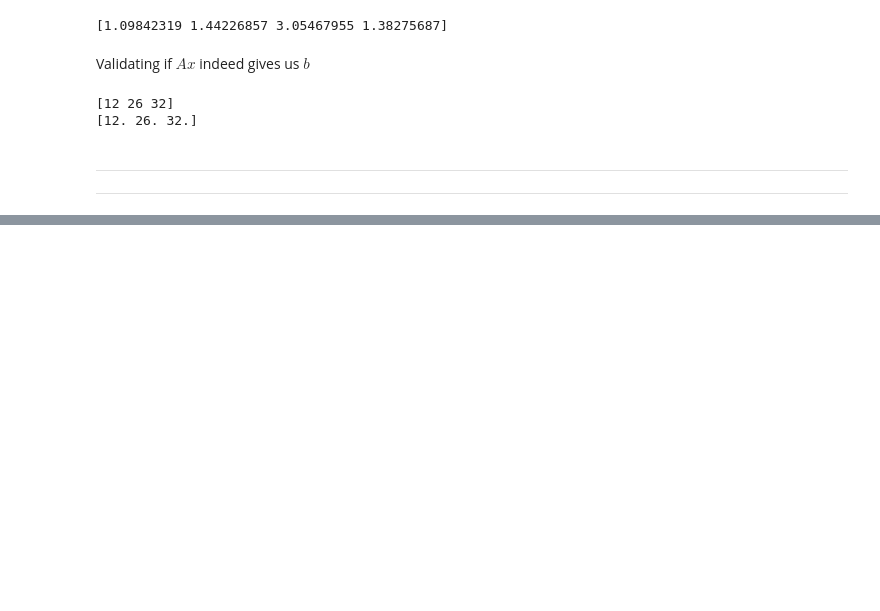
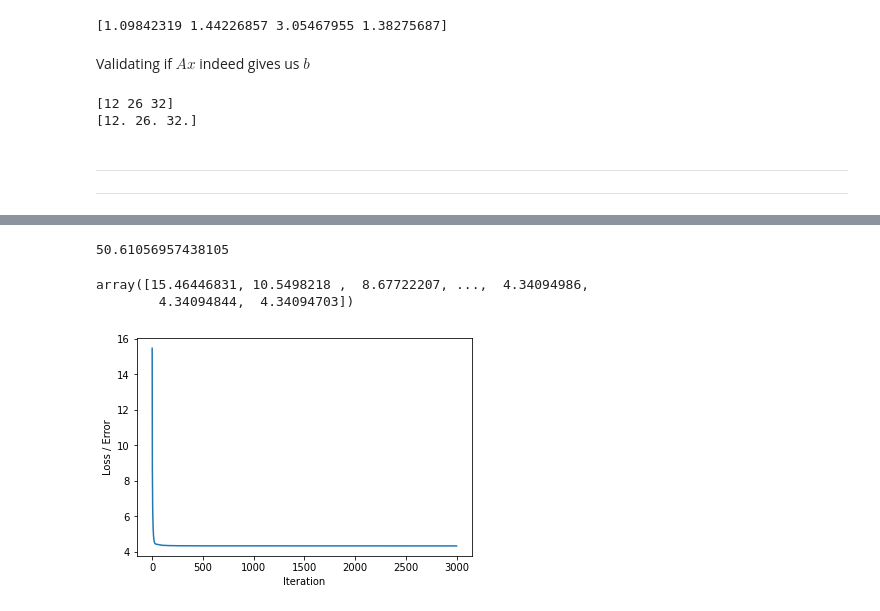
Before and after one commit to pratikgujral/Learn_LinearAlgebra, a Jupyter notebook: Linear_Algebra.ipynb, the cells around one changed output, grey strips where cells are left out. Drawn from its saved outputs; the diff is of its cells as text; code cells hidden in the pictures; blank space fills up the shorter version.

```diff
--- a/Linear_Algebra.ipynb
+++ b/Linear_Algebra.ipynb
@@ -972,0 +1150,47 @@ print(A_under @ x)
+# %%
+rng = np.random.RandomState(42)
+m, n = 15, 20
+
+A = rng.randn(m, n)
+
+x0 = rng.randn(n)
+
+y = np.dot(A, x0)
+
+lambd = 0.5
+maxiter = 3000
+# %%
+def ista(A, y, lambd, maxiter):
+  x = np.zeros(A.shape[1])
+  W, v = np.linalg.eigh(np.dot(A.T, A)) # calcualte eigen value, vector
+  L = max(W) # max of eigen values
+  print(L)
+  time0 = time.time()
+  err_ista = []
+
+  for _ in range(maxiter):
+    b = (x + (np.dot(A.T, y-A.dot(x)))/L)
+    c = lambd / L
+    x = np.sign(b) * np.maximum(0, (np.abs(b)-c*0.5))
+    error = 0.5 * np.linalg.norm(A.dot(x) - y) ** 2 + lambd * np.linalg.norm(x,1)
+
+    err_ista.append((time.time() - time0, error))
+
+  times, err_ista = map(np.array, zip(*err_ista))
+  return x, err_ista, times
+# %%
+pred_x, err_ista, times_ista = ista(A, y, lambd, maxiter)
+# %% [output]
+50.61056957438105
+# %%
+err_ista
+# %% [output]
+array([15.46446831, 10.5498218 ,  8.67722207, ...,  4.34094986,
+        4.34094844,  4.34094703])
+# %%
+plt.plot(err_ista)
+plt.xlabel('Iteration')
+plt.ylabel('Loss / Error')
+plt.show()
+# %% [output]
+[figure, added]
```
Also changed, not shown: parts of 13 cells of this notebook.
